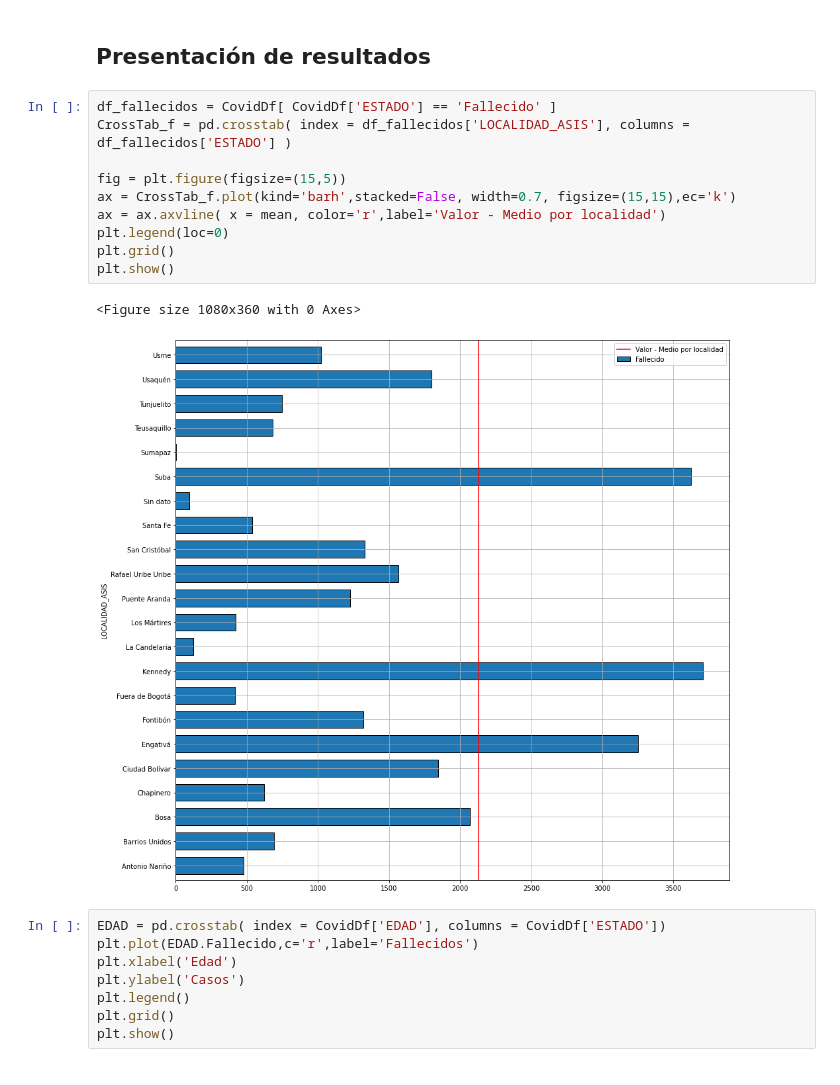
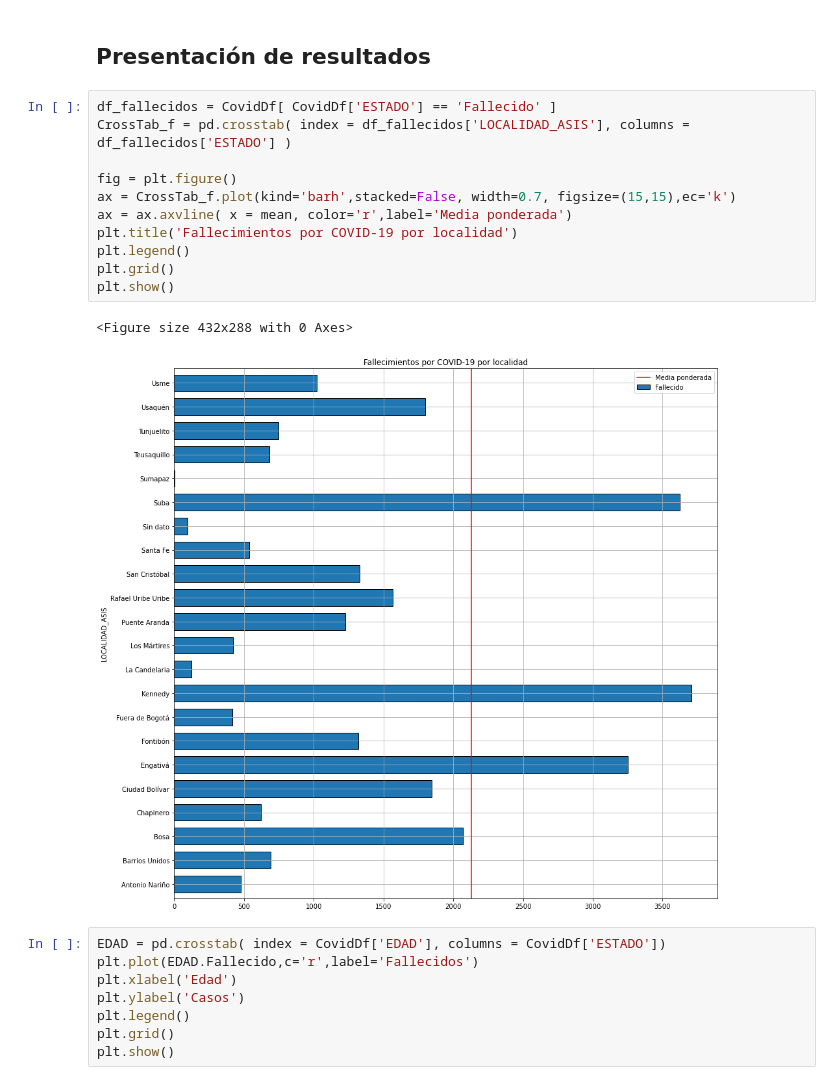
Before and after one commit to Lucas-Nieto-institucional/Notebooks_curso_estadistica, a Jupyter notebook: 02_Bases_de_datos.ipynb, the cells around one changed output. Saved outputs shown, nothing was run; the diff lists cells and outputs as text.

```diff
--- a/02_Bases_de_datos.ipynb
+++ b/02_Bases_de_datos.ipynb
@@ -216,16 +216,17 @@ mean # Esto es sólo cierto para TODO el tiempo de documentación de la base de
 # %%
 df_fallecidos = CovidDf[ CovidDf['ESTADO'] == 'Fallecido' ]
 CrossTab_f = pd.crosstab( index = df_fallecidos['LOCALIDAD_ASIS'], columns = df_fallecidos['ESTADO'] )
 
-fig = plt.figure(figsize=(15,5))
+fig = plt.figure()
 ax = CrossTab_f.plot(kind='barh',stacked=False, width=0.7, figsize=(15,15),ec='k')
-ax = ax.axvline( x = mean, color='r',label='Valor - Medio por localidad')
-plt.legend(loc=0)
+ax = ax.axvline( x = mean, color='r',label='Media ponderada')
+plt.title('Fallecimientos por COVID-19 por localidad')
+plt.legend()
 plt.grid()
 plt.show()
 # %% [output]
-<Figure size 1080x360 with 0 Axes>
+<Figure size 432x288 with 0 Axes>
-[figure, old version]
+[figure, new version]
 # %%
 EDAD = pd.crosstab( index = CovidDf['EDAD'], columns = CovidDf['ESTADO'])
 plt.plot(EDAD.Fallecido,c='r',label='Fallecidos')
```
Also changed, not shown: parts of 9 cells of this notebook.
